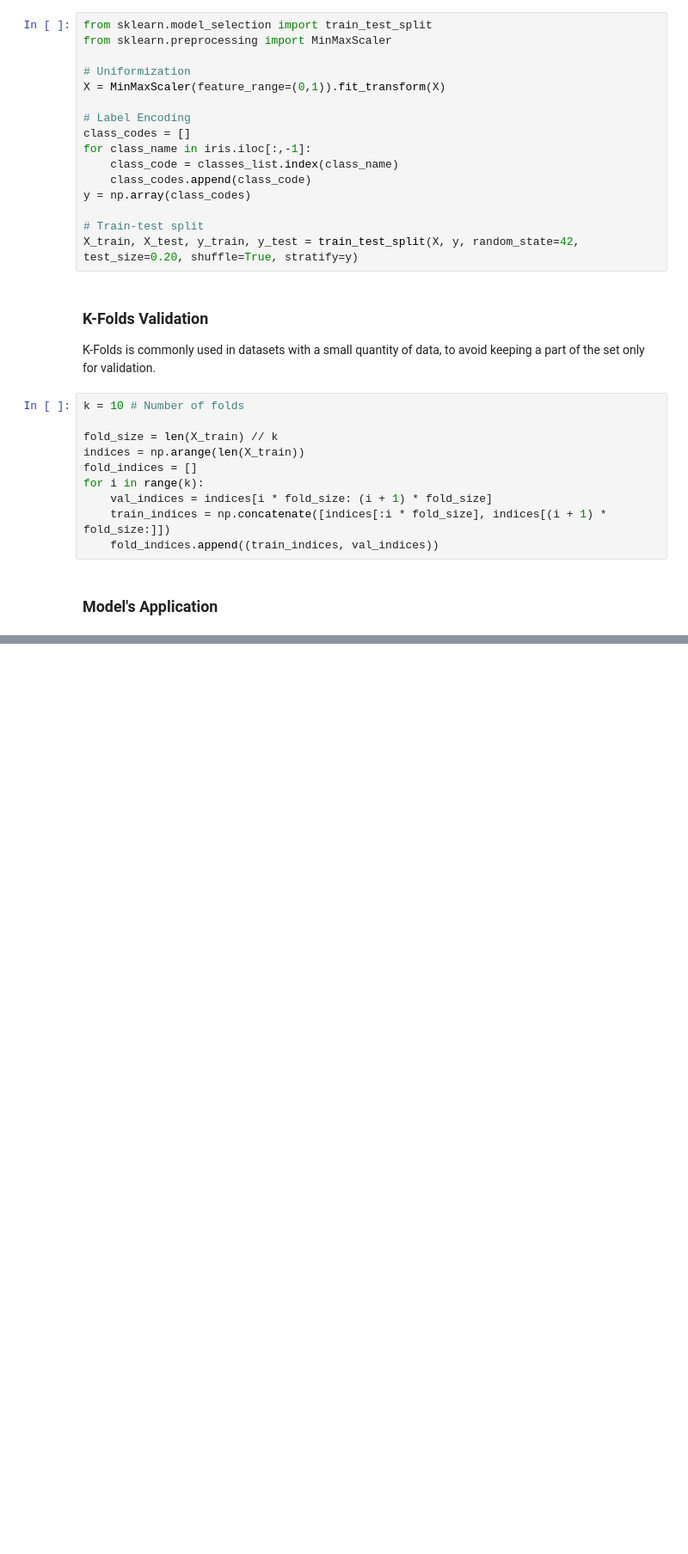
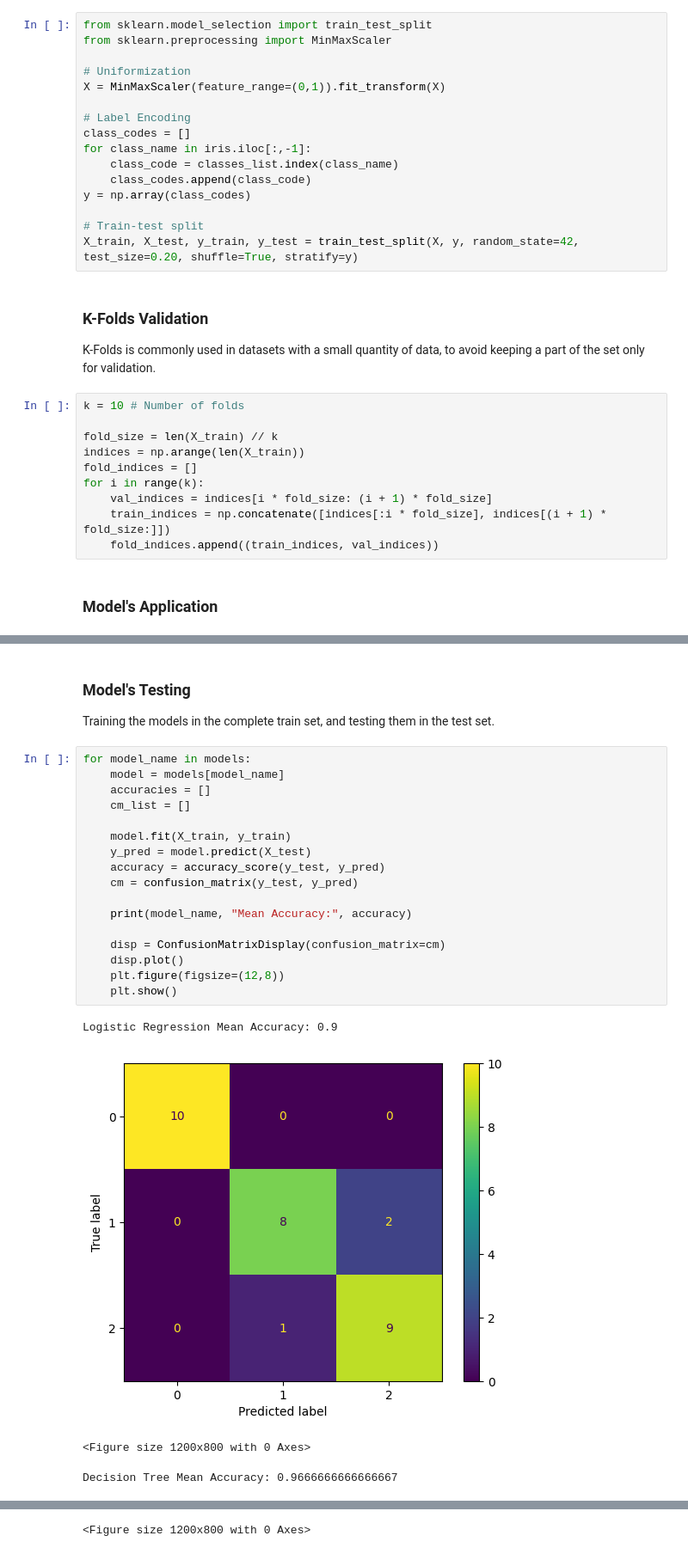
Before and after one commit to davidterroso/IrisClassifcation, a Jupyter notebook: IrisClassification.ipynb, the cells around one changed output, grey strips where cells are left out. Shown at 86% size. Drawn from its saved outputs; the diff is of its cells as text; blank space fills up the shorter version.

```diff
--- a/IrisClassification.ipynb
+++ b/IrisClassification.ipynb
@@ -142,0 +141,26 @@ Decision Tree Mean Accuracy: 0.925
+# %% [markdown]
+### Model's Testing
+
+Training the models in the complete train set, and testing them in the test set.
+# %%
+for model_name in models:
+    model = models[model_name]
+    accuracies = []
+    cm_list = []
+
+    model.fit(X_train, y_train)
+    y_pred = model.predict(X_test)
+    accuracy = accuracy_score(y_test, y_pred)
+    cm = confusion_matrix(y_test, y_pred)
+
+    print(model_name, "Mean Accuracy:", accuracy)
+
+    disp = ConfusionMatrixDisplay(confusion_matrix=cm)
+    disp.plot()
+    plt.figure(figsize=(12,8))
+    plt.show()
+# %% [output]
+Logistic Regression Mean Accuracy: 0.9
+[figure, added]
+<Figure size 1200x800 with 0 Axes>
+Decision Tree Mean Accuracy: 0.9666666666666667
@@ -142,0 +168 @@ Decision Tree Mean Accuracy: 0.925
+<Figure size 1200x800 with 0 Axes>
```
Also changed, not shown: parts of 2 cells of this notebook.
